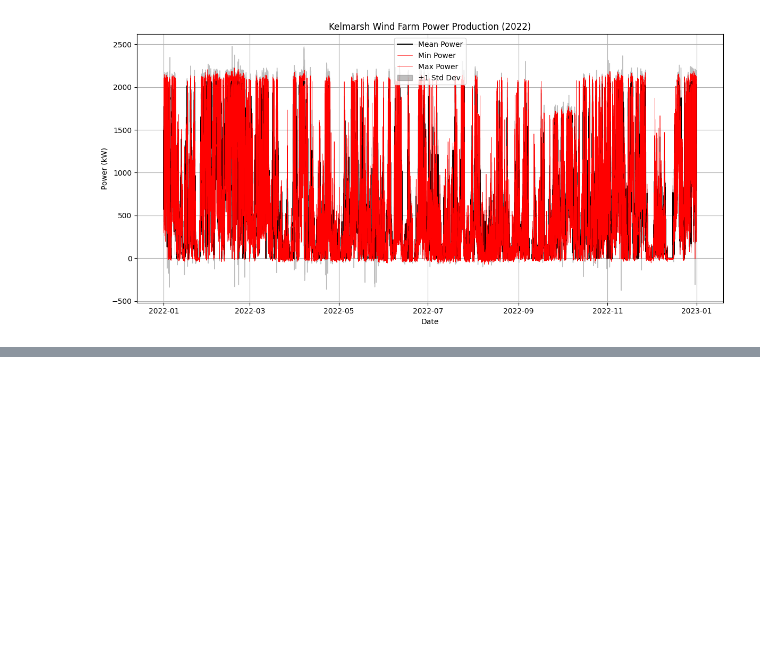
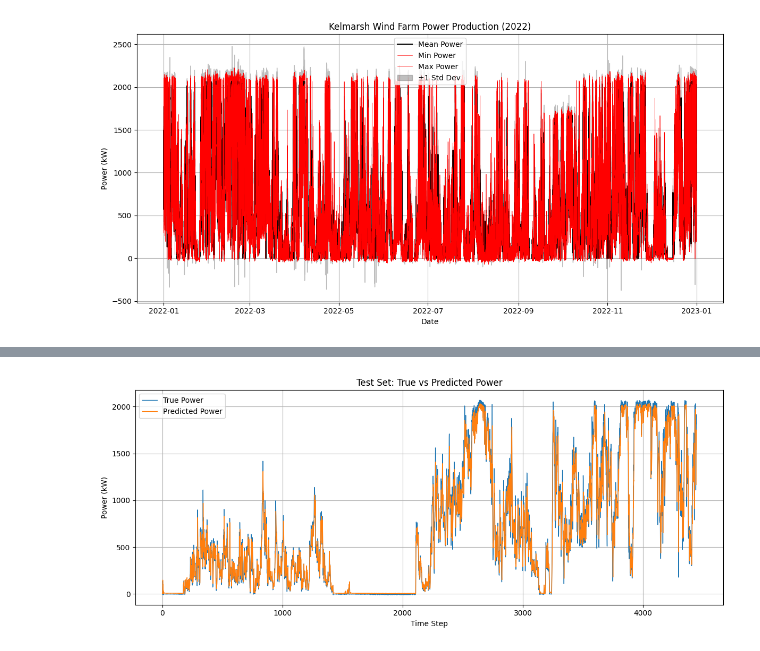
Before and after one commit to oconnd29/RR_Wind_Pwr_Pred, a Jupyter notebook: main.ipynb, the cells around one changed output, grey strips where cells are left out. Drawn from its saved outputs; the diff is of its cells as text; code cells hidden in the pictures; blank space fills up the shorter version.

```diff
--- a/main.ipynb
+++ b/main.ipynb
@@ -240,0 +273,74 @@ else:
+# %%
+import matplotlib.pyplot as plt
+import torch
+
+# -------------------------------
+# Plotting Function: True vs Predicted
+# -------------------------------
+
+def plot_predictions(model, X, y, scaler, split_name='valid'):
+    """
+    Plot true vs predicted values for a given dataset split.
+
+    Args:
+        model (nn.Module): Trained PyTorch model
+        X (np.ndarray or torch.Tensor): Input sequences
+        y (np.ndarray or torch.Tensor): Ground truth target values
+        scaler (MinMaxScaler): Fitted scaler used for inverse transformation
+        split_name (str): Label for plot ('train', 'valid', or 'test')
+    """
+    model.eval()
+
+    # Convert inputs to tensors if needed
+    if not isinstance(X, torch.Tensor):
+        X = torch.tensor(X, dtype=torch.float32)
+    if not isinstance(y, torch.Tensor):
+        y = torch.tensor(y, dtype=torch.float32)
+
+    # Ensure correct shape: LSTM expects 3D inputs
+    if X.ndim == 2:
+        X = X.unsqueeze(-1)
+    if y.ndim == 1:
+        y = y.unsqueeze(-1)
+
+    # Get model predictions
+    with torch.no_grad():
+        y_pred_t = model(X)
+
+    # Detach and convert to NumPy for plotting
+    y_pred = y_pred_t.detach().cpu().numpy()
+    y_true = y.detach().cpu().numpy()
+
+    # Inverse transform back to original kW scale
+    y_pred_inv = scaler.inverse_transform(y_pred)
+    y_true_inv = scaler.inverse_transform(y_true)
+
+    # -------------------------------
+    # Plotting
+    # -------------------------------
+    plt.figure(figsize=(12, 5))
+    plt.plot(y_true_inv, label='True Power', linewidth=1)
+    plt.plot(y_pred_inv, label='Predicted Power', linewidth=1)
+    plt.title(f'{split_name.capitalize()} Set: True vs Predicted Power')
+    plt.xlabel('Time Step')
+    plt.ylabel('Power (kW)')
+    plt.legend()
+    plt.grid(True)
+    plt.tight_layout()
+    plt.show()
+
+
+# Choose which dataset split to plot
+split = "test"  # Options: "train", "valid", "test"
+
+# Call plot_predictions with correct data
+if split == "train":
+    plot_predictions(best_model, X_train, y_train, scaler, split_name='train')
+elif split == "valid":
+    plot_predictions(best_model, X_valid, y_valid, scaler, split_name='valid')
+elif split == "test":
+    plot_predictions(best_model, X_test, y_test, scaler, split_name='test')
+else:
+    print("❌ Invalid split name. Choose from 'train', 'valid', or 'test'.")
+# %% [output]
+[figure, added]
```
Also changed, not shown: parts of 4 cells of this notebook.
